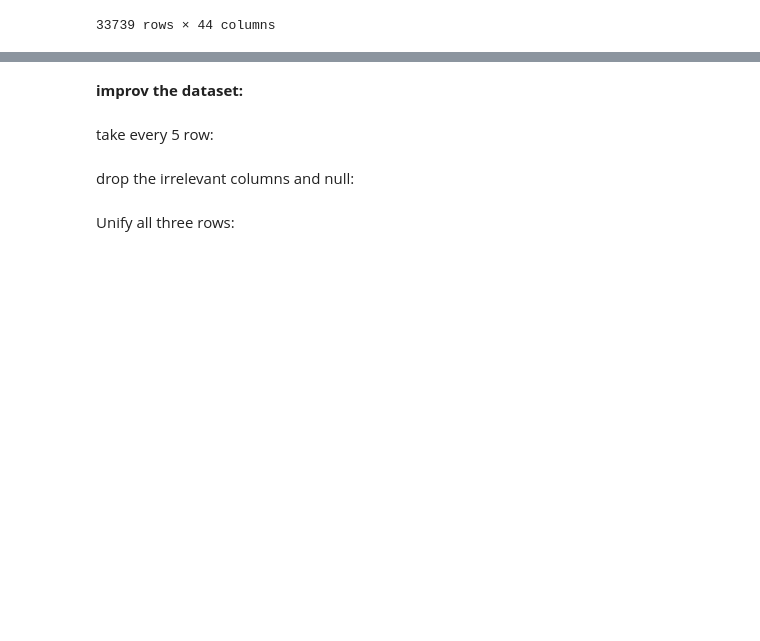
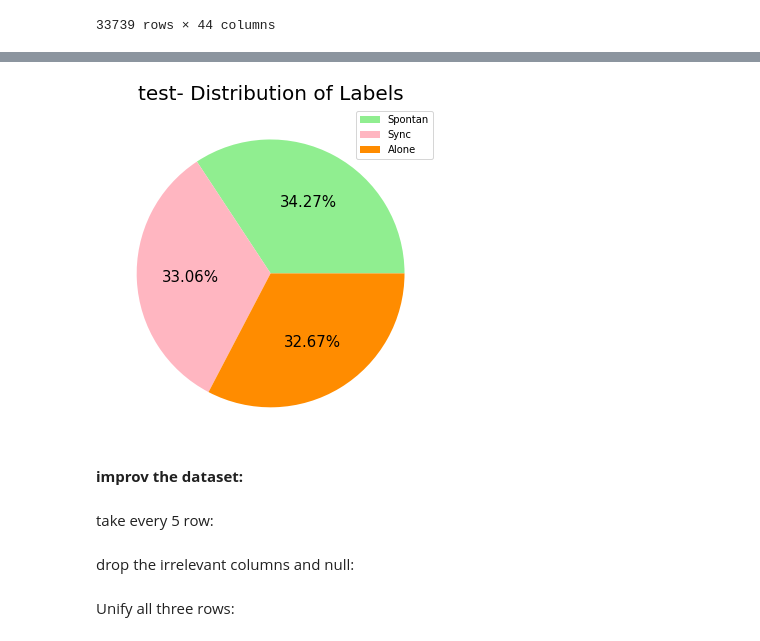
Before and after one commit to talaymeiz/data_science_final_project_2, a Jupyter notebook: 4 noutbook.ipynb, the cells around one changed output, grey strips where cells are left out. Saved outputs shown, nothing was run; the diff lists cells and outputs as text; code cells hidden in the pictures; blank space fills up the shorter version.

```diff
--- a/4 noutbook.ipynb
+++ b/4 noutbook.ipynb
@@ -203,3 +245,13 @@ df_test
+# %%
+plt.subplots(figsize=(6,7))
+sorted_df = df_test.sort_values(by=['label'])
+plt.pie(sorted_df['label'].value_counts(), colors = ['lightgreen', 'lightpink' , 'darkorange'], autopct = '%.2f%%' , textprops={"fontsize":15})
+plt.title('test- Distribution of Labels' , fontdict = {'fontsize' : 20})
+plt.legend(["Spontan" , "Sync" , "Alone"] , loc=1)
+
+plt.show()
+# %% [output]
+[figure, added]
 # %% [markdown]
 __improv the dataset:__
 # %% [markdown]
```
Also changed, not shown: parts of 47 cells of this notebook, 1 other file.
